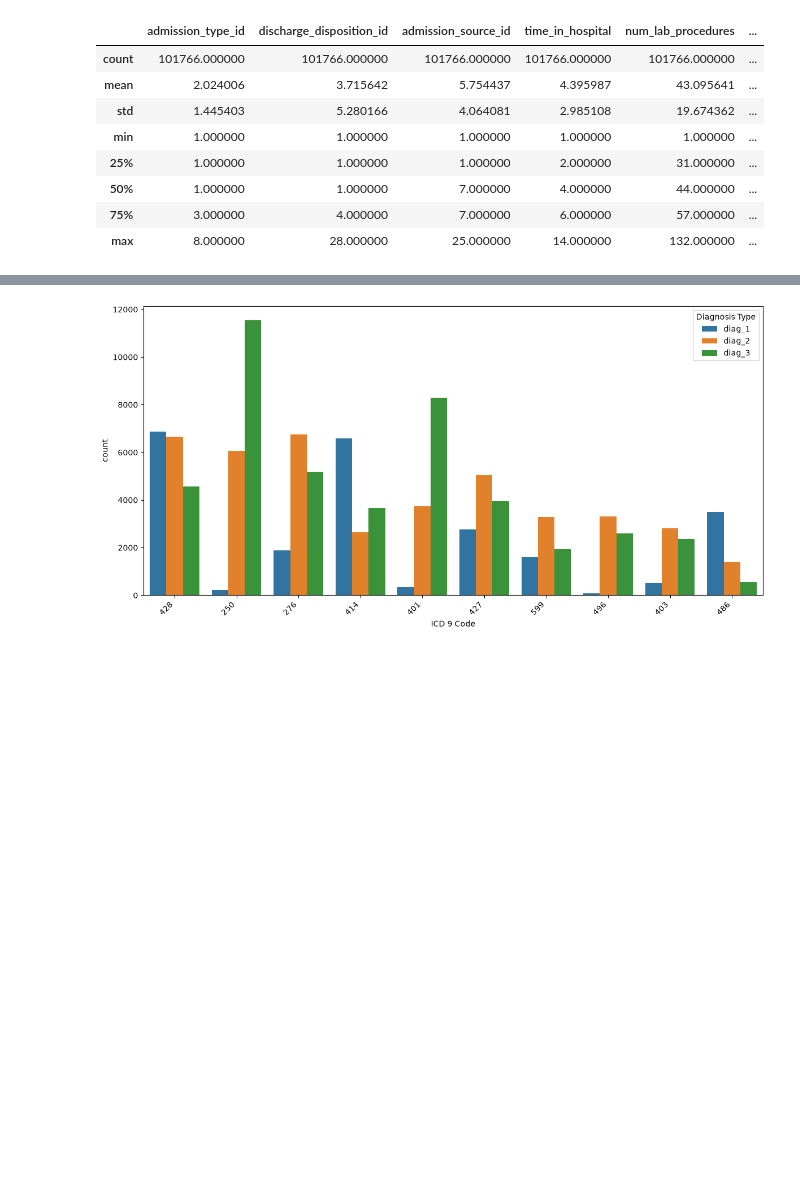
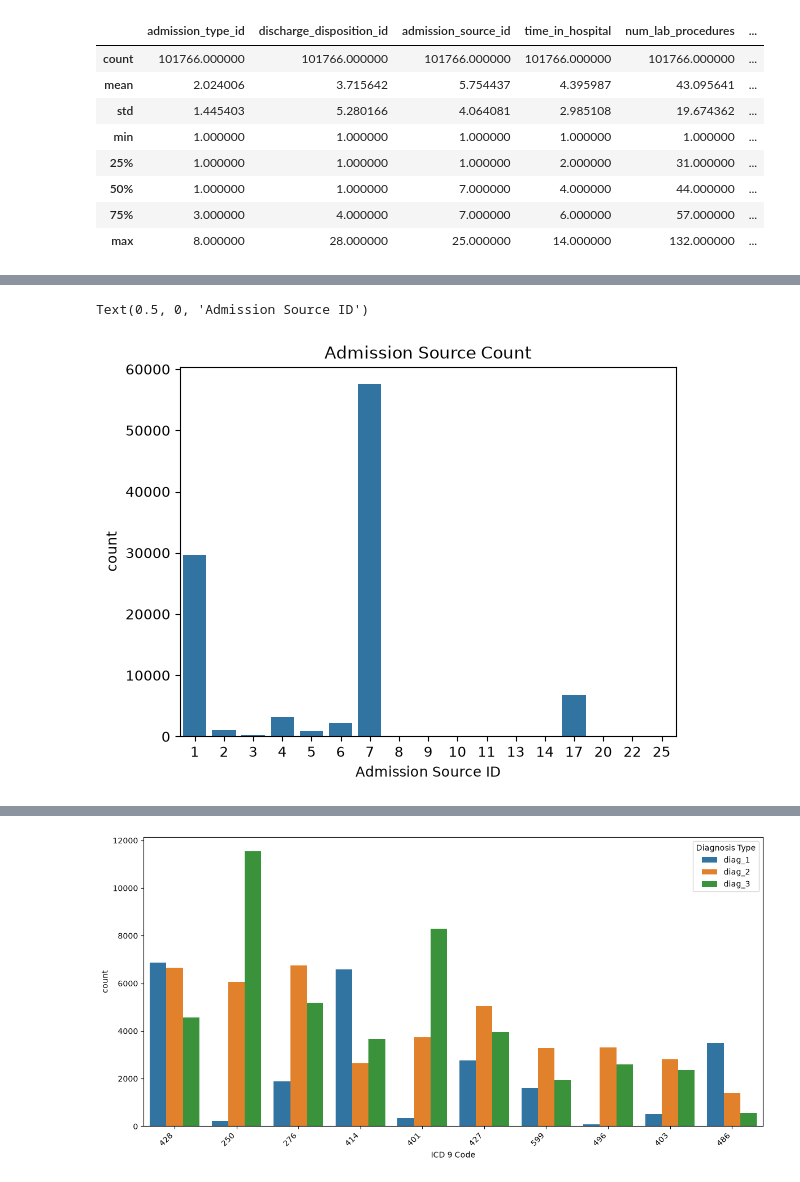
Before and after one commit to benly03/Hospital_readmission, a Jupyter notebook: Hospital_Readmission.ipynb, the cells around one changed output, grey strips where cells are left out. Drawn from its saved outputs; the diff is of its cells as text; code cells hidden in the pictures; blank space fills up the shorter version.

```diff
--- a/Hospital_Readmission.ipynb
+++ b/Hospital_Readmission.ipynb
@@ -148,0 +140,9 @@ Text(0.5, 1.0, 'Admission Type Count')
+# %%
+admission_source_col = X['admission_source_id'].value_counts()
+
+sns.barplot(data=admission_source_col)
+plt.title('Admission Source Count')
+plt.xlabel('Admission Source ID')
+# %% [output]
+Text(0.5, 0, 'Admission Source ID')
+[figure, added]
```
Also changed, not shown: parts of 44 cells of this notebook, 6 other files.
